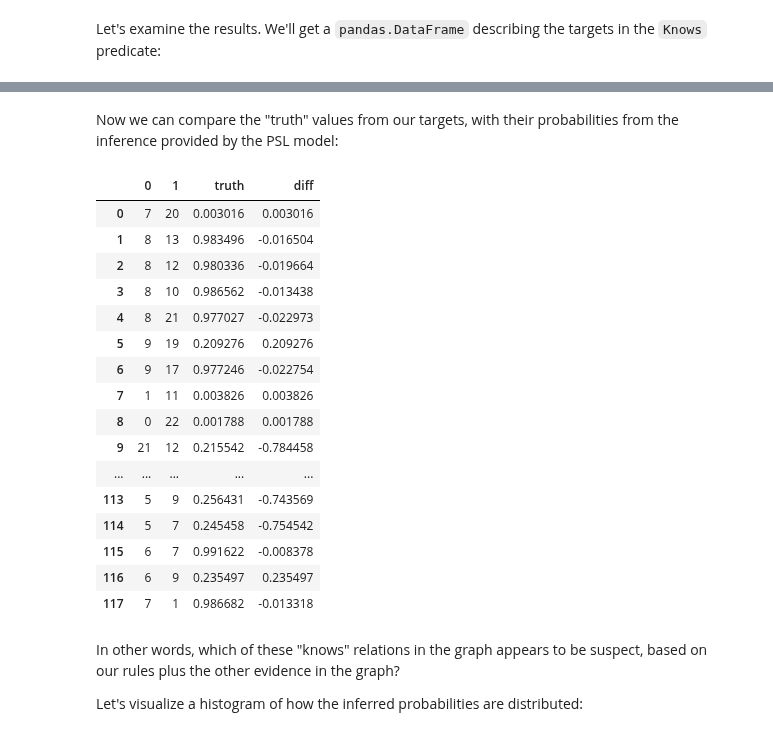
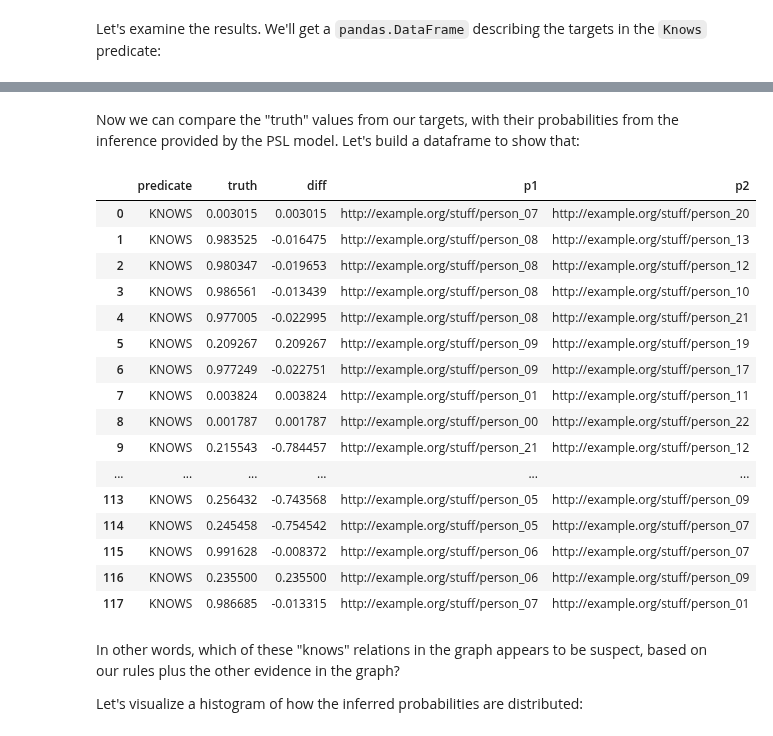
Before and after one commit to DerwenAI/kglab, a Jupyter notebook: wip/wip_psl.ipynb, the cells around one changed output, grey strips where cells are left out. Drawn from its saved outputs; the diff is of its cells as text; code cells hidden in the pictures.

```diff
--- a/wip/wip_psl.ipynb
+++ b/wip/wip_psl.ipynb
@@ -363,8 +377,8 @@ for row in kg.query(sparql):
 
     psl.add_data_row(
         "Neighbors",
-        pslpython.partition.Partition.OBSERVATIONS,
         [p1, p2],
+        partition="observations",
         verbose=False,
     )
 # %% [markdown]
@@ -387,8 +401,8 @@ for row in kg.query(sparql):
 
     psl.add_data_row(
         "Likes",
-        pslpython.partition.Partition.OBSERVATIONS,
         [p1, p2],
+        partition="observations",
         verbose=False,
     )
 # %% [markdown]
@@ -430,13 +444,12 @@ with open("../dat/psl/knows_targets.txt", "r") as f:
     reader = csv.reader(f, delimiter="\t")
 
     for i, row in enumerate(reader):
-        #p1, p2 = row
         p1 = int(row[0])
         p2 = int(row[1])
         targets.append((p1, p2))
 
-        p1_url = rdflib.URIRef("http://example.org/stuff/person_{:02d}".format(int(p1)))
-        p2_url = rdflib.URIRef("http://example.org/stuff/person_{:02d}".format(int(p2)))
+        p1_url = rdflib.URIRef(subgraph.inverse_transform(p1))
+        p2_url = rdflib.URIRef(subgraph.inverse_transform(p2))
 
         if (p1_url, kg.get_ns("foaf").knows, p2_url) in kg.rdf_graph():
             truth = 1.0
@@ -444,16 +457,16 @@ with open("../dat/psl/knows_targets.txt", "r") as f:
 
             psl.add_data_row(
                 "Knows",
-                pslpython.partition.Partition.TRUTH,
                 [p1, p2],
+                partition="truth",
                 truth_value=truth,
                 verbose=False,
             )
 
             psl.add_data_row(
                 "Knows",
-                pslpython.partition.Partition.TARGETS,
                 [p1, p2],
+                partition="targets",
                 verbose=False,
             )
         elif (p1_url, kg.get_ns("acq").wantsIntro, p2_url) in kg.rdf_graph():
@@ -462,19 +475,17 @@ with open("../dat/psl/knows_targets.txt", "r") as f:
 
             psl.add_data_row(
                 "Knows",
-                pslpython.partition.Partition.TRUTH,
                 [p1, p2],
+                partition="truth",
                 truth_value=truth,
                 verbose=False,
             )
 
             psl.add_data_row(
                 "Knows",
-                pslpython.partition.Partition.TARGETS,
                 [p1, p2],
+                partition="targets",
                 verbose=False,
             )
         else:
             print("UNKNOWN", p1, p2)
-
-df_dat = pd.DataFrame(rows_list)
@@ -501,8 +524,8 @@ for row in kg.query(sparql):
     if (p1, p2) not in targets:
         psl.add_data_row(
             "Knows",
-            pslpython.partition.Partition.OBSERVATIONS,
             [p1, p2],
+            partition="observations",
             truth_value=1.0,
             verbose=False,
         )
@@ -522,8 +545,8 @@ for row in kg.query(sparql):
     if (p1, p2) not in targets:
         psl.add_data_row(
             "Knows",
-            pslpython.partition.Partition.OBSERVATIONS,
             [p1, p2],
+            partition="observations",
             truth_value=0.0,
             verbose=False,
         )
@@ -564,40 +587,46 @@ df.head()
 # %% [markdown]
-Now we can compare the "truth" values from our targets, with their probabilities from the inference provided by the PSL model:
+Now we can compare the "truth" values from our targets, with their probabilities from the inference provided by the PSL model.
+Let's build a dataframe to show that:
 # %%
 dat_val = {}
 
 for index, row in df_dat.iterrows():
-    p1 = row[0]
-    p2 = row[1]
-    key = (int(p1), int(p2))
+    p1 = int(row[0])
+    p2 = int(row[1])
+    key = (p1, p2)
     dat_val[key] = row["truth"]
 
 for index, row in df.iterrows():
-    p1 = row[0]
-    p2 = row[1]
-    key = (int(p1), int(p2))
+    p1 = int(row[0])
+    p2 = int(row[1])
+    key = (p1, p2)
+
     df.at[index, "diff"] = row["truth"] - dat_val[key]
+    df.at[index, "p1"] = subgraph.inverse_transform(p1)
+    df.at[index, "p2"] = subgraph.inverse_transform(p2)
 
+df = df.drop(df.columns[[1, 2]], axis=1)
 pd.set_option("max_rows", None)
+
 df
 # %% [output]
-|  | 0 | 1 | truth | diff |
-| 0 | 7 | 20 | 0.003016 | 0.003016 |
-| 1 | 8 | 13 | 0.983496 | -0.016504 |
-| 2 | 8 | 12 | 0.980336 | -0.019664 |
-| 3 | 8 | 10 | 0.986562 | -0.013438 |
-| 4 | 8 | 21 | 0.977027 | -0.022973 |
-| 5 | 9 | 19 | 0.209276 | 0.209276 |
-| 6 | 9 | 17 | 0.977246 | -0.022754 |
-| 7 | 1 | 11 | 0.003826 | 0.003826 |
-| 8 | 0 | 22 | 0.001788 | 0.001788 |
-| 9 | 21 | 12 | 0.215542 | -0.784458 |
-| ... | ... | ... | ... | ... |
-| 113 | 5 | 9 | 0.256431 | -0.743569 |
-| 114 | 5 | 7 | 0.245458 | -0.754542 |
-| 115 | 6 | 7 | 0.991622 | -0.008378 |
-| 116 | 6 | 9 | 0.235497 | 0.235497 |
-| 117 | 7 | 1 | 0.986682 | -0.013318 |
+|  | predicate | truth | diff | p1 | p2 |
+| 0 | KNOWS | 0.003015 | 0.003015 | http://example.org/stuff/person_07 | http://example.org/stuff/person_20 |
+| 1 | KNOWS | 0.983525 | -0.016475 | http://example.org/stuff/person_08 | http://example.org/stuff/person_13 |
+| 2 | KNOWS | 0.980347 | -0.019653 | http://example.org/stuff/person_08 | http://example.org/stuff/person_12 |
+| 3 | KNOWS | 0.986561 | -0.013439 | http://example.org/stuff/person_08 | http://example.org/stuff/person_10 |
+| 4 | KNOWS | 0.977005 | -0.022995 | http://example.org/stuff/person_08 | http://example.org/stuff/person_21 |
+| 5 | KNOWS | 0.209267 | 0.209267 | http://example.org/stuff/person_09 | http://example.org/stuff/person_19 |
+| 6 | KNOWS | 0.977249 | -0.022751 | http://example.org/stuff/person_09 | http://example.org/stuff/person_17 |
+| 7 | KNOWS | 0.003824 | 0.003824 | http://example.org/stuff/person_01 | http://example.org/stuff/person_11 |
+| 8 | KNOWS | 0.001787 | 0.001787 | http://example.org/stuff/person_00 | http://example.org/stuff/person_22 |
+| 9 | KNOWS | 0.215543 | -0.784457 | http://example.org/stuff/person_21 | http://example.org/stuff/person_12 |
+| ... | ... | ... | ... | ... | ... |
+| 113 | KNOWS | 0.256432 | -0.743568 | http://example.org/stuff/person_05 | http://example.org/stuff/person_09 |
+| 114 | KNOWS | 0.245458 | -0.754542 | http://example.org/stuff/person_05 | http://example.org/stuff/person_07 |
+| 115 | KNOWS | 0.991628 | -0.008372 | http://example.org/stuff/person_06 | http://example.org/stuff/person_07 |
+| 116 | KNOWS | 0.235500 | 0.235500 | http://example.org/stuff/person_06 | http://example.org/stuff/person_09 |
+| 117 | KNOWS | 0.986685 | -0.013315 | http://example.org/stuff/person_07 | http://example.org/stuff/person_01 |
 # %% [markdown]
 In other words, which of these "knows" relations in the graph appears to be suspect, based on our rules plus the other evidence in the graph?
 
```
Also changed, not shown: parts of 14 cells of this notebook.
